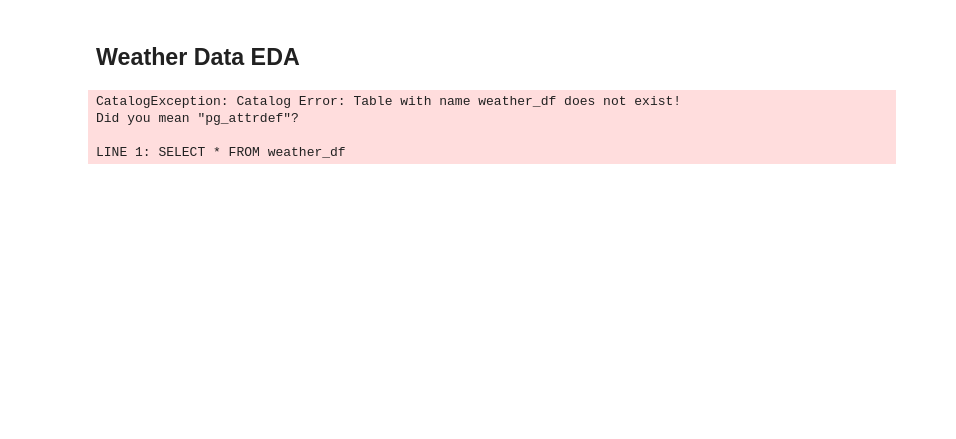
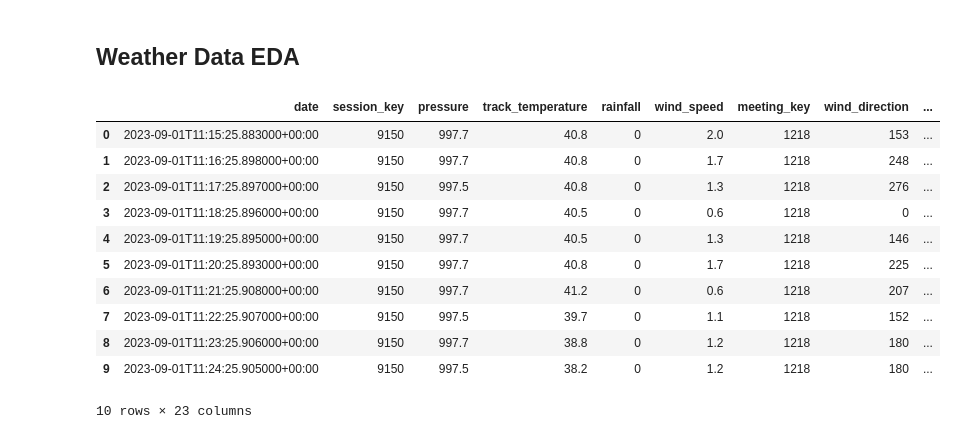
Before and after one commit to Skoga02/f1_data_visualization, a Jupyter notebook: eda_notebooks/weather_eda.ipynb, the cells around one changed output. Saved outputs shown, nothing was run; the diff lists cells and outputs as text; code cells hidden in the pictures; blank space fills up the shorter version.

```diff
--- a/eda_notebooks/weather_eda.ipynb
+++ b/eda_notebooks/weather_eda.ipynb
@@ -3,16 +3,33 @@
 # %%
 import duckdb
 import pandas as pd
+import matplotlib.pyplot as plt
 
-conn = duckdb.connect("monza_f1_data.duckdb")
+conn = duckdb.connect("../monza_f1_data.duckdb")
 
-weather_df = conn.execute("SELECT * FROM weather").df()
+query = """
+    SELECT
+        *
+    FROM weather
+    JOIN session USING (session_key)
+    ORDER BY date
+"""
+
+weather_df = conn.execute(query).df()
 
 conn.close()
 
-weather_df.head()
+weather_df.head(10)
 # %% [output]
+|  | date | session_key | pressure | track_temperature | rainfall | wind_speed | meeting_key | wind_direction | ... |
+| 0 | 2023-09-01T11:15:25.883000+00:00 | 9150 | 997.7 | 40.8 | 0 | 2.0 | 1218 | 153 | ... |
+| 1 | 2023-09-01T11:16:25.898000+00:00 | 9150 | 997.7 | 40.8 | 0 | 1.7 | 1218 | 248 | ... |
+| 2 | 2023-09-01T11:17:25.897000+00:00 | 9150 | 997.5 | 40.8 | 0 | 1.3 | 1218 | 276 | ... |
+| 3 | 2023-09-01T11:18:25.896000+00:00 | 9150 | 997.7 | 40.5 | 0 | 0.6 | 1218 | 0 | ... |
+| 4 | 2023-09-01T11:19:25.895000+00:00 | 9150 | 997.7 | 40.5 | 0 | 1.3 | 1218 | 146 | ... |
+| 5 | 2023-09-01T11:20:25.893000+00:00 | 9150 | 997.7 | 40.8 | 0 | 1.7 | 1218 | 225 | ... |
+| 6 | 2023-09-01T11:21:25.908000+00:00 | 9150 | 997.7 | 41.2 | 0 | 0.6 | 1218 | 207 | ... |
+| 7 | 2023-09-01T11:22:25.907000+00:00 | 9150 | 997.5 | 39.7 | 0 | 1.1 | 1218 | 152 | ... |
+| 8 | 2023-09-01T11:23:25.906000+00:00 | 9150 | 997.7 | 38.8 | 0 | 1.2 | 1218 | 180 | ... |
+| 9 | 2023-09-01T11:24:25.905000+00:00 | 9150 | 997.5 | 38.2 | 0 | 1.2 | 1218 | 180 | ... |
-CatalogException: Catalog Error: Table with name weather_df does not exist!
-Did you mean "pg_attrdef"?
-
-LINE 1: SELECT * FROM weather_df
+10 rows × 23 columns
```
Also changed, not shown: parts of 2 cells of this notebook.
